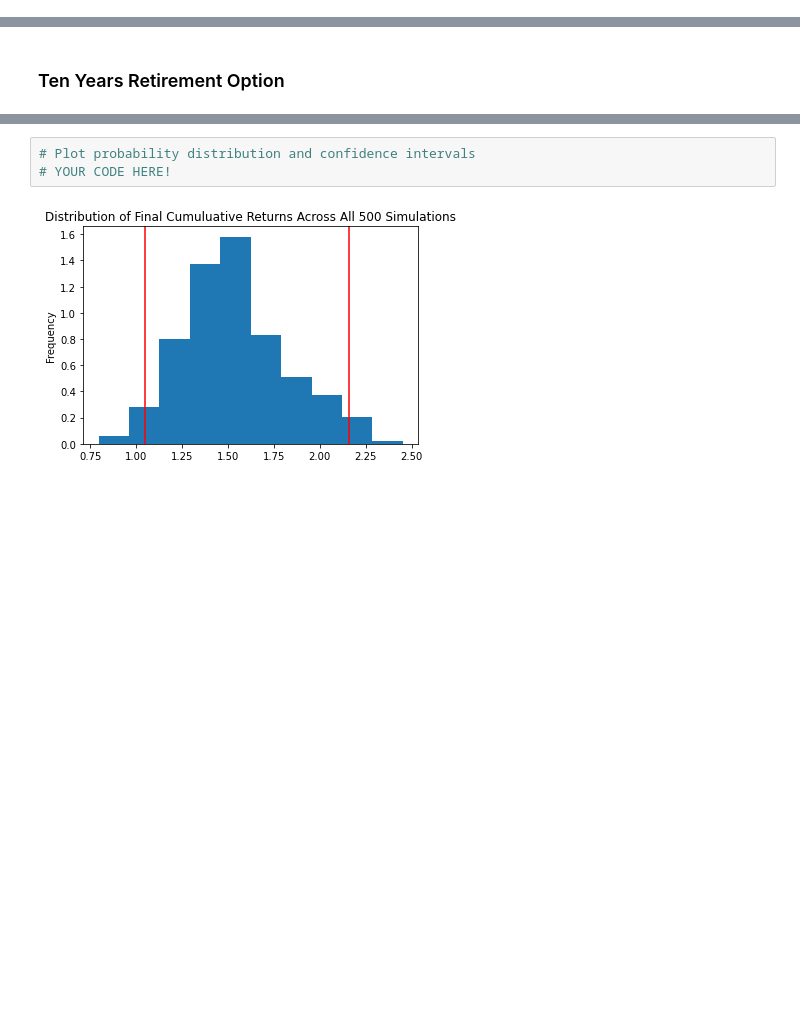
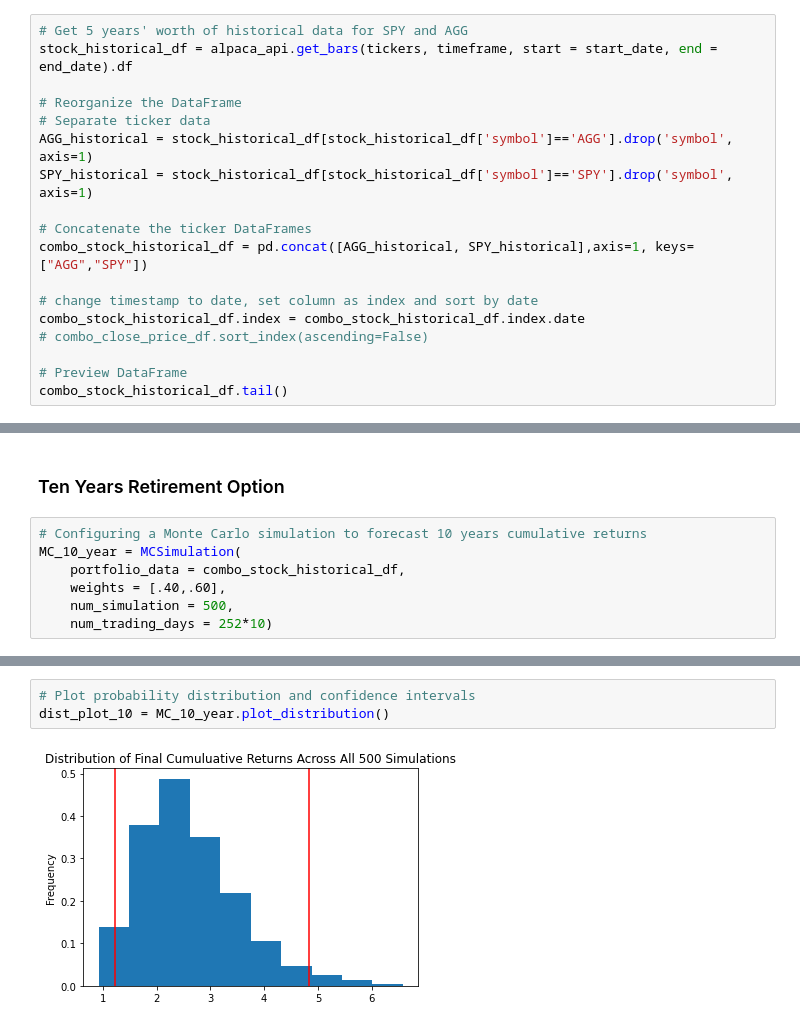
Before and after one commit to jjcode-fintech/financial-planner, a Jupyter notebook: financial-planner.ipynb, the cells around one changed output, grey strips where cells are left out. Cells and saved outputs as stored; diff of their text form; blank space fills up the shorter version.

```diff
--- a/financial-planner.ipynb
+++ b/financial-planner.ipynb
@@ -246,0 +220,18 @@ df_stock_data.head()
+# %%
+# Get 5 years' worth of historical data for SPY and AGG
+stock_historical_df = alpaca_api.get_bars(tickers, timeframe, start = start_date, end = end_date).df
+
+# Reorganize the DataFrame
+# Separate ticker data
+AGG_historical = stock_historical_df[stock_historical_df['symbol']=='AGG'].drop('symbol', axis=1)
+SPY_historical = stock_historical_df[stock_historical_df['symbol']=='SPY'].drop('symbol', axis=1)
+
+# Concatenate the ticker DataFrames
+combo_stock_historical_df = pd.concat([AGG_historical, SPY_historical],axis=1, keys=["AGG","SPY"])
+
+# change timestamp to date, set column as index and sort by date
+combo_stock_historical_df.index = combo_stock_historical_df.index.date
+# combo_close_price_df.sort_index(ascending=False)
+
+# Preview DataFrame
+combo_stock_historical_df.tail()
@@ -439,2 +482,9 @@ There is a 95% chance that an initial investment of $60000 in the portfolio over
 # %% [markdown]
 ### Ten Years Retirement Option
+# %%
+# Configuring a Monte Carlo simulation to forecast 10 years cumulative returns
+MC_10_year = MCSimulation(
+    portfolio_data = combo_stock_historical_df,
+    weights = [.40,.60],
+    num_simulation = 500,
+    num_trading_days = 252*10)
@@ -483,7 +544,7 @@ Running Monte Carlo simulation number 490.
 # %%
 # Plot probability distribution and confidence intervals
-# YOUR CODE HERE!
+dist_plot_10 = MC_10_year.plot_distribution()
 # %% [output]
-[figure, old version]
+[figure, new version]
 # %%
 # Fetch summary statistics from the Monte Carlo simulation results
```
Also changed, not shown: parts of 34 cells of this notebook.
